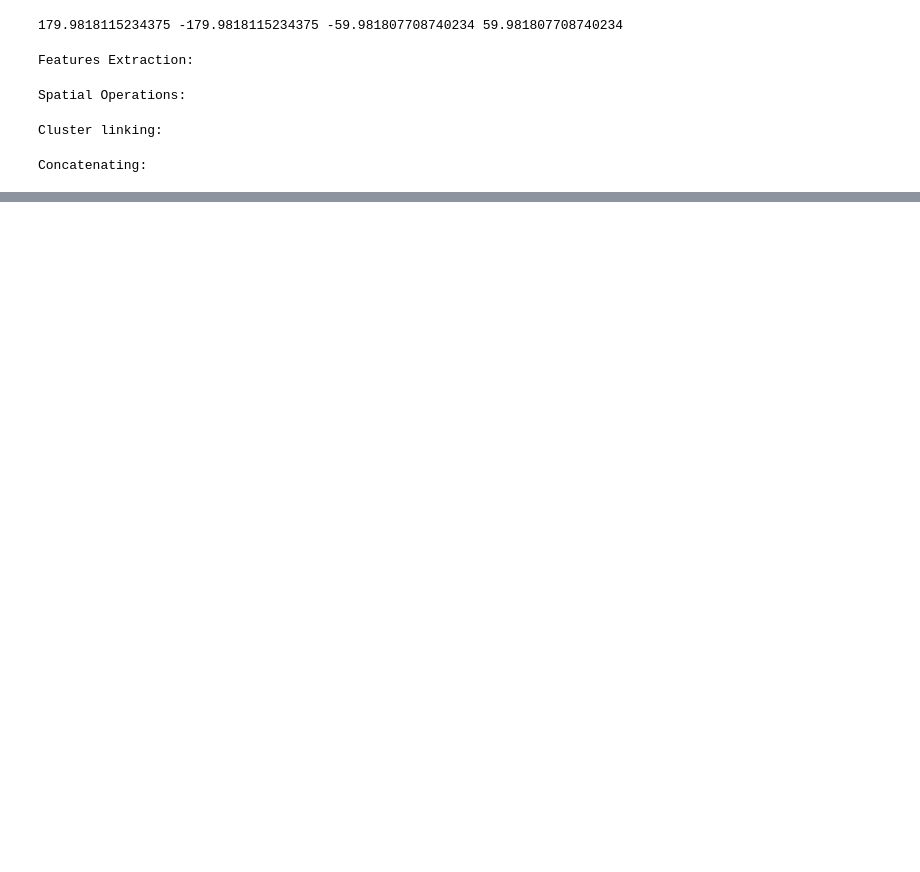
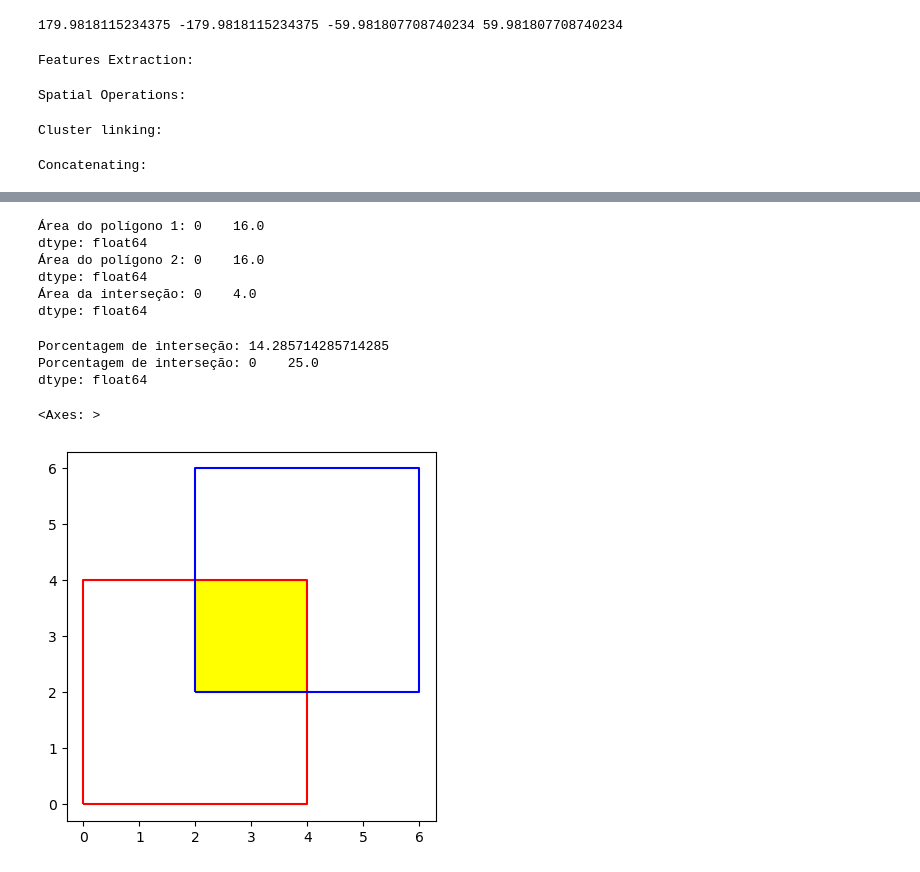
Before and after one commit to fortracc/pyfortracc, a Jupyter notebook: examples/testes_MRGSPL/Track_Infrared_global.ipynb, the cells around one changed output, grey strips where cells are left out. Cells and saved outputs as stored; diff of their text form; code cells hidden in the pictures; blank space fills up the shorter version.

```diff
--- a/examples/testes_MRGSPL/Track_Infrared_global.ipynb
+++ b/examples/testes_MRGSPL/Track_Infrared_global.ipynb
@@ -275,0 +265,46 @@ intersection.plot(ax=ax, color='yellow')
+# %%
+import geopandas as gpd
+from shapely.geometry import Polygon
+import matplotlib.pyplot as plt
+
+# Criando dois polígonos que se sobrepõem
+polygon1 = Polygon([(0, 0), (4, 0), (4, 4), (0, 4), (0, 0)])
+polygon2 = Polygon([(2, 2), (6, 2), (6, 6), (2, 6), (2, 2)])
+
+polygon1 = gpd.GeoDataFrame({'geometry': [polygon1]})
+polygon2 = gpd.GeoDataFrame({'geometry': [polygon2]})
+
+intersection = gpd.overlay(polygon1, polygon2, how='intersection')
+# %%
+area1 = polygon1.area
+area2 = polygon2.area
+area_inter = intersection.area
+
+print('Área do polígono 1:', area1)
+print('Área do polígono 2:', area2)
+print('Área da interseção:', area_inter)
+# %% [output]
+Área do polígono 1: 0    16.0
+dtype: float64
+Área do polígono 2: 0    16.0
+dtype: float64
+Área da interseção: 0    4.0
+dtype: float64
+# %%
+at = (area_inter / (area1 + area2 - area_inter)) * 100
+at2 = (area_inter / area2) * 100
+print('Porcentagem de interseção:', float(at))
+print('Porcentagem de interseção:', at2)
+# %% [output]
+Porcentagem de interseção: 14.285714285714285
+Porcentagem de interseção: 0    25.0
+dtype: float64
+# %%
+fig, ax = plt.subplots()
+polygon1.boundary.plot(ax=ax, color='red')
+polygon2.boundary.plot(ax=ax, color='blue')
+
+intersection.plot(ax=ax, color='yellow')
+# %% [output]
+<Axes: >
+[figure, added]
```
Also changed, not shown: parts of 10 cells of this notebook, 3 other files.
